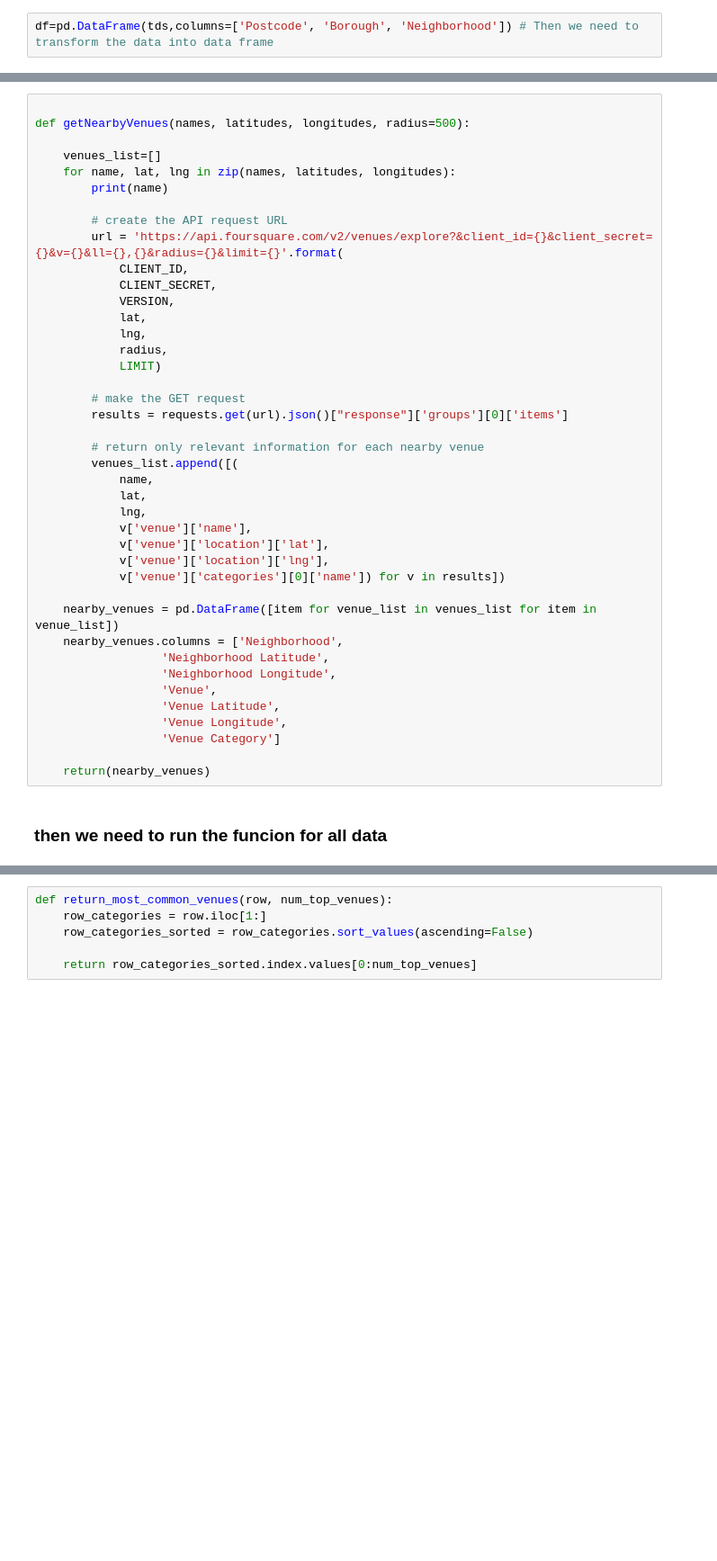
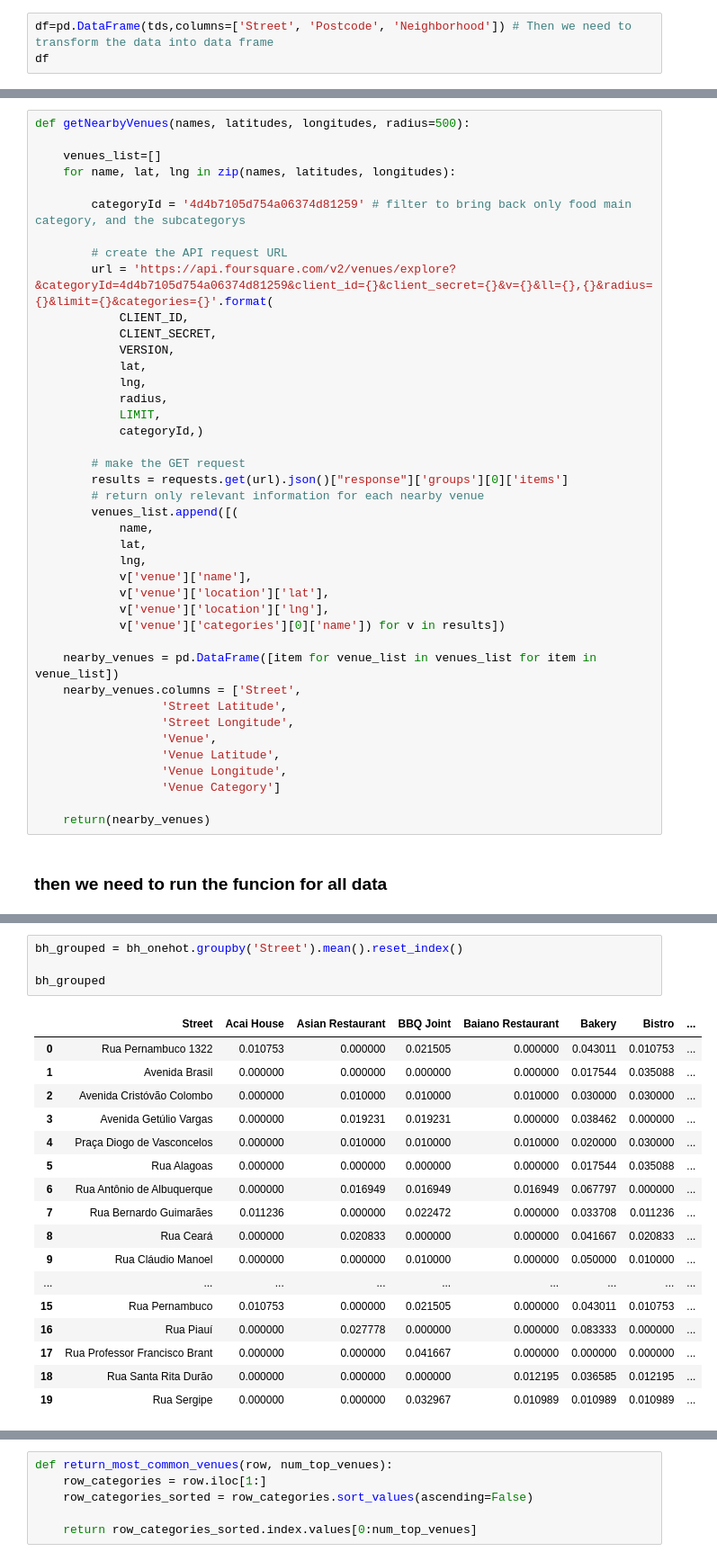
Before and after one commit to alvarokz/IBMDSCapstone, a Jupyter notebook: AlvaroIBMDSCapstoneNotebook.ipynb, the cells around one changed output, grey strips where cells are left out. Shown at 90% size. Drawn from its saved outputs; the diff is of its cells as text; blank space fills up the shorter version.

```diff
--- a/AlvaroIBMDSCapstoneNotebook.ipynb
+++ b/AlvaroIBMDSCapstoneNotebook.ipynb
@@ -69,2 +106,3 @@ for tr in trs: #next we need to iterate with all lines in the tacle , to process
 # %%
-df=pd.DataFrame(tds,columns=['Postcode', 'Borough', 'Neighborhood']) # Then we need to transform the data into data frame
+df=pd.DataFrame(tds,columns=['Street', 'Postcode', 'Neighborhood']) # Then we need to transform the data into data frame
+df
@@ -234,24 +266,24 @@ print('{} venues were returned by Foursquare.'.format(nearby_venues.shape[0]))
 # %%
-
 def getNearbyVenues(names, latitudes, longitudes, radius=500):
 
     venues_list=[]
     for name, lat, lng in zip(names, latitudes, longitudes):
-        print(name)
+
+        categoryId = '4d4b7105d754a06374d81259' # filter to bring back only food main category, and the subcategorys
 
         # create the API request URL
-        url = 'https://api.foursquare.com/v2/venues/explore?&client_id={}&client_secret={}&v={}&ll={},{}&radius={}&limit={}'.format(
+        url = 'https://api.foursquare.com/v2/venues/explore?&categoryId=4d4b7105d754a06374d81259&client_id={}&client_secret={}&v={}&ll={},{}&radius={}&limit={}&categories={}'.format(
             CLIENT_ID,
             CLIENT_SECRET,
             VERSION,
             lat,
             lng,
             radius,
-            LIMIT)
+            LIMIT,
+            categoryId,)
 
         # make the GET request
         results = requests.get(url).json()["response"]['groups'][0]['items']
-
         # return only relevant information for each nearby venue
         venues_list.append([(
             name,
@@ -263,9 +295,9 @@ def getNearbyVenues(names, latitudes, longitudes, radius=500):
             v['venue']['categories'][0]['name']) for v in results])
 
     nearby_venues = pd.DataFrame([item for venue_list in venues_list for item in venue_list])
-    nearby_venues.columns = ['Neighborhood',
-                  'Neighborhood Latitude',
-                  'Neighborhood Longitude',
+    nearby_venues.columns = ['Street',
+                  'Street Latitude',
+                  'Street Longitude',
                   'Venue',
                   'Venue Latitude',
                   'Venue Longitude',
@@ -375 +406,23 @@ toronto_grouped
+# %%
+bh_grouped = bh_onehot.groupby('Street').mean().reset_index()
+
+bh_grouped
+# %% [output]
+|  | Street | Acai House | Asian Restaurant | BBQ Joint | Baiano Restaurant | Bakery | Bistro | ... |
+| 0 | Rua Pernambuco 1322 | 0.010753 | 0.000000 | 0.021505 | 0.000000 | 0.043011 | 0.010753 | ... |
+| 1 | Avenida Brasil | 0.000000 | 0.000000 | 0.000000 | 0.000000 | 0.017544 | 0.035088 | ... |
+| 2 | Avenida Cristóvão Colombo | 0.000000 | 0.010000 | 0.010000 | 0.010000 | 0.030000 | 0.030000 | ... |
+| 3 | Avenida Getúlio Vargas | 0.000000 | 0.019231 | 0.019231 | 0.000000 | 0.038462 | 0.000000 | ... |
+| 4 | Praça Diogo de Vasconcelos | 0.000000 | 0.010000 | 0.010000 | 0.010000 | 0.020000 | 0.030000 | ... |
+| 5 | Rua Alagoas | 0.000000 | 0.000000 | 0.000000 | 0.000000 | 0.017544 | 0.035088 | ... |
+| 6 | Rua Antônio de Albuquerque | 0.000000 | 0.016949 | 0.016949 | 0.016949 | 0.067797 | 0.000000 | ... |
+| 7 | Rua Bernardo Guimarães | 0.011236 | 0.000000 | 0.022472 | 0.000000 | 0.033708 | 0.011236 | ... |
+| 8 | Rua Ceará | 0.000000 | 0.020833 | 0.000000 | 0.000000 | 0.041667 | 0.020833 | ... |
+| 9 | Rua Cláudio Manoel | 0.000000 | 0.000000 | 0.010000 | 0.000000 | 0.050000 | 0.010000 | ... |
+| ... | ... | ... | ... | ... | ... | ... | ... | ... |
+| 15 | Rua Pernambuco | 0.010753 | 0.000000 | 0.021505 | 0.000000 | 0.043011 | 0.010753 | ... |
+| 16 | Rua Piauí | 0.000000 | 0.027778 | 0.000000 | 0.000000 | 0.083333 | 0.000000 | ... |
+| 17 | Rua Professor Francisco Brant | 0.000000 | 0.000000 | 0.041667 | 0.000000 | 0.000000 | 0.000000 | ... |
+| 18 | Rua Santa Rita Durão | 0.000000 | 0.000000 | 0.000000 | 0.012195 | 0.036585 | 0.012195 | ... |
+| 19 | Rua Sergipe | 0.000000 | 0.000000 | 0.032967 | 0.010989 | 0.010989 | 0.010989 | ... |
 # %% [markdown]
```
Also changed, not shown: parts of 48 cells of this notebook.
